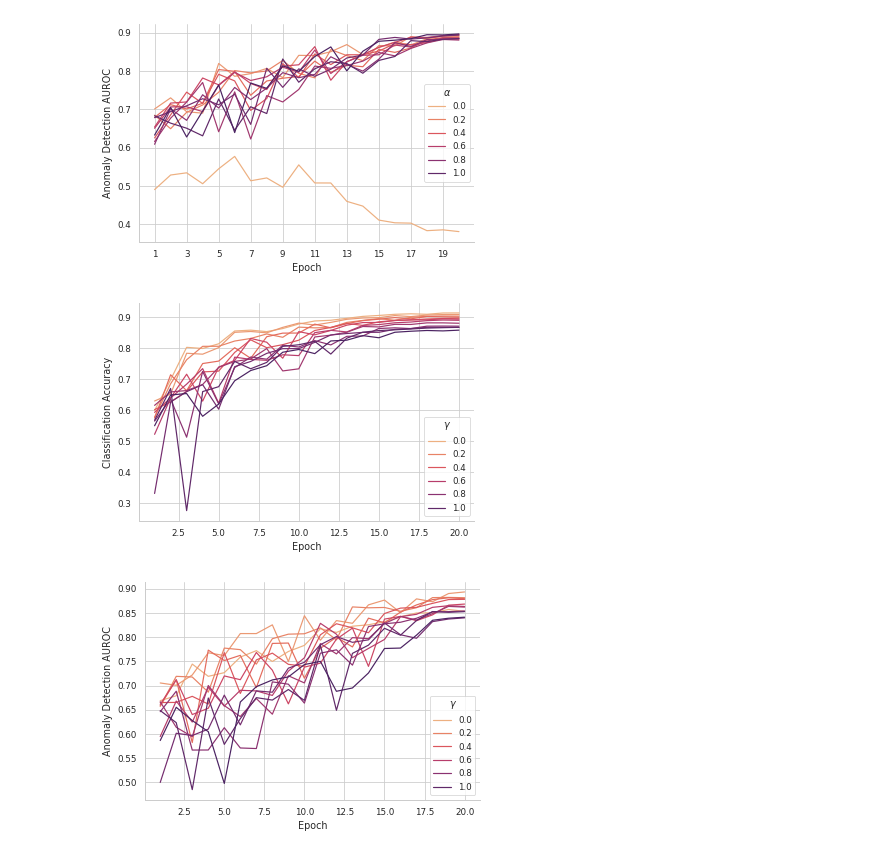
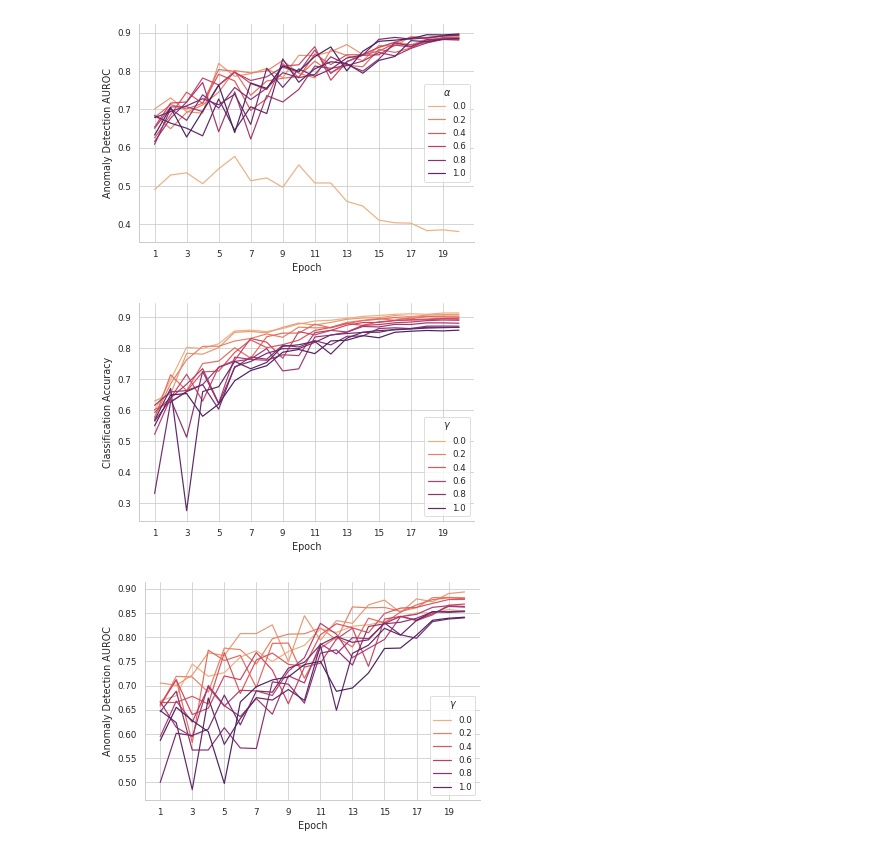
Before and after one commit to kkirchheim/mchad, a Jupyter notebook: notebooks/ablation.ipynb, the cells around one changed output. Drawn from its saved outputs; the diff is of its cells as text; code cells hidden in the pictures.

```diff
--- a/notebooks/ablation.ipynb
+++ b/notebooks/ablation.ipynb
@@ -92,34 +92,35 @@ plt.show()
 dfs = []
 
 for i in range(0, 12):
     path = f"/home/ki/projects/work/mchad/logs/multiruns/ablation/12/04/21-14:49:51/vary_oe/{i}/"
     cfg = OmegaConf.load(join(path, "config.yaml"))
     ce = cfg["model"]["weight_oe"]
     df = pd.read_csv(join(path, "csv/version_0/metrics.csv"))
 
     tmp = df[["step", "epoch", "Distance/OSR/AUROC/val", "Accuracy/val"]].dropna()
     tmp["$\\gamma$"] = ce
     tmp["epoch"] += 1
     dfs.append(tmp)
 
 df = pd.concat(dfs).reset_index()
 
-sb.lineplot(data=df, x="epoch", y="Accuracy/val", hue="$\gamma$", palette="flare")
+g = sb.lineplot(data=df, x="epoch", y="Accuracy/val", hue="$\gamma$", palette="flare")
 plt.xlabel("Epoch")
 plt.ylabel("Classification Accuracy")
 sb.despine()
 g.set(xticks=list(range(1, 21, 2)))
 plt.savefig("out/acc-gamma.pgf", dpi=300)
 plt.show()
 
-sb.lineplot(
+g = sb.lineplot(
     data=df, x="epoch", y="Distance/OSR/AUROC/val", hue="$\gamma$", palette="flare"
 )
 plt.xlabel("Epoch")
 plt.ylabel("Anomaly Detection AUROC")
+g.set(xticks=list(range(1, 21, 2)))
 sb.despine()
 plt.savefig("out/auroc-gamma.pgf", dpi=300)
 plt.show()
 # %% [output]
-[figure, old version]
+[figure, new version]
-[figure, old version]
+[figure, new version]
```
Also changed, not shown: 18 other files.
